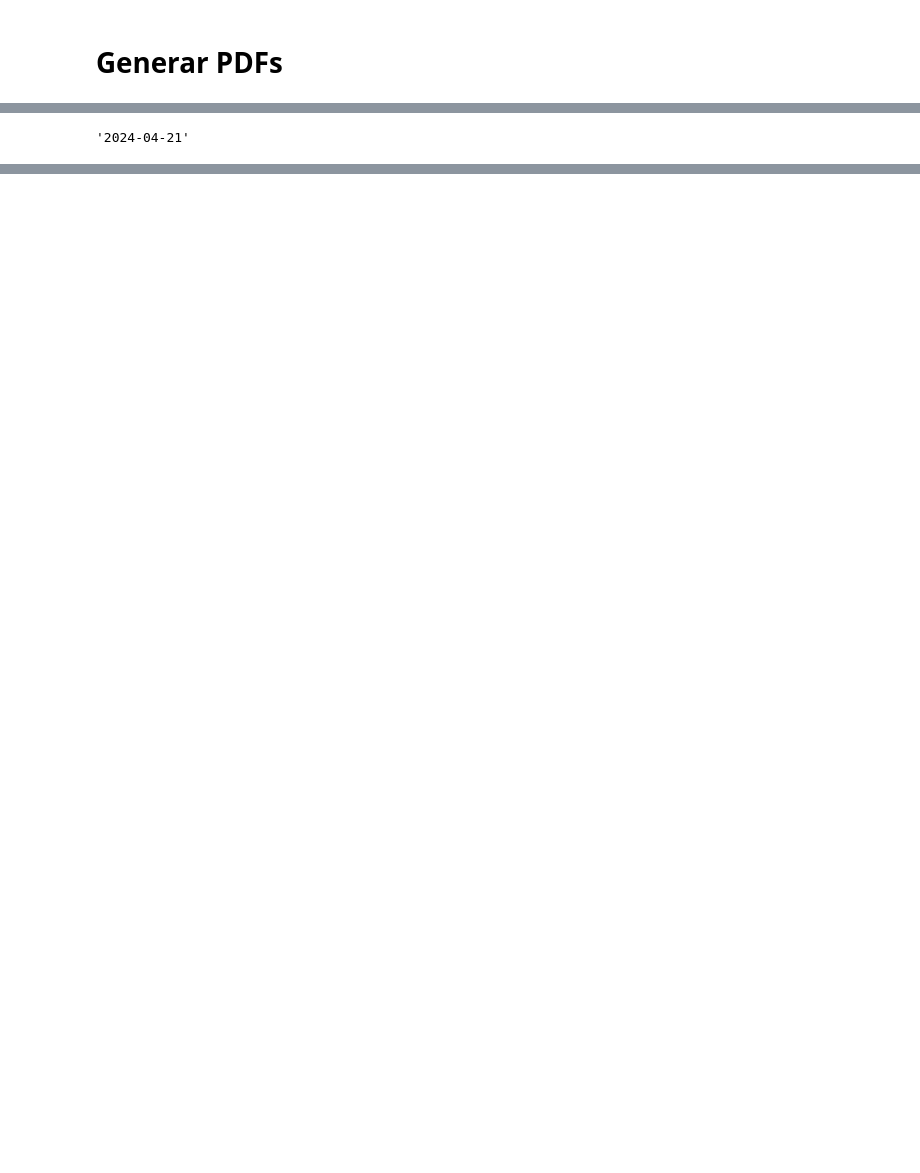
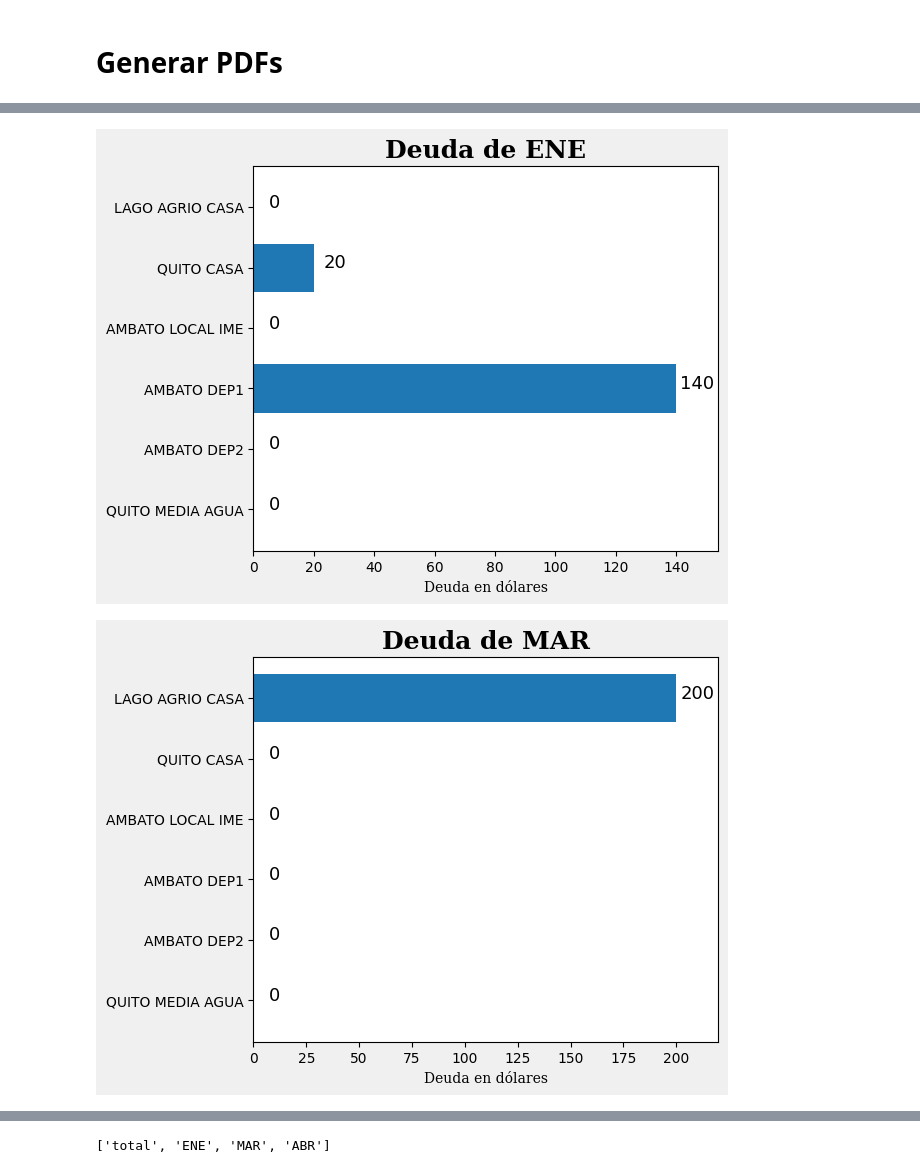
Before and after one commit to Pepool17/Arriendos, a Jupyter notebook: data_base/base_datos.ipynb, the cells around one changed output, grey strips where cells are left out. Drawn from its saved outputs; the diff is of its cells as text; code cells hidden in the pictures; blank space fills up the shorter version.

```diff
--- a/data_base/base_datos.ipynb
+++ b/data_base/base_datos.ipynb
@@ -156,3 +146,20 @@ Index(['pago', 'deuda'], dtype='object')
+# %%
+def consutar_deuda():
+    import datetime
+    fecha_actual = datetime.datetime.now()
+    mes_actual = fecha_actual.month
+    meses = ['total']
+    for mes in meses_numeros:
+
+        if meses_numeros[mes] == mes_actual + 1:
+            return meses
+
+        df = deuda(mes)
+        if df['deuda'].agg(lambda x: sum(x)) != 0:
+            img_deuda(mes)
+            meses.append(mes)
+
+    return meses
 # %% [markdown]
 # Generar PDFs
 # %%
@@ -200,5 +207,5 @@ FileNotFoundError: [Errno 2] No such file or directory: 'fuente_FPDF/ablation.tt
-# %%
-today = str(datetime.date.today())
-today
-# %% [output]
-'2024-04-21'
+# %%
+consutar_deuda()
+# %% [output]
+[figure, added]
+[figure, added]
@@ -204,0 +213 @@ today
+['total', 'ENE', 'MAR', 'ABR']
```
Also changed, not shown: parts of 7 cells of this notebook, 9 other files.
